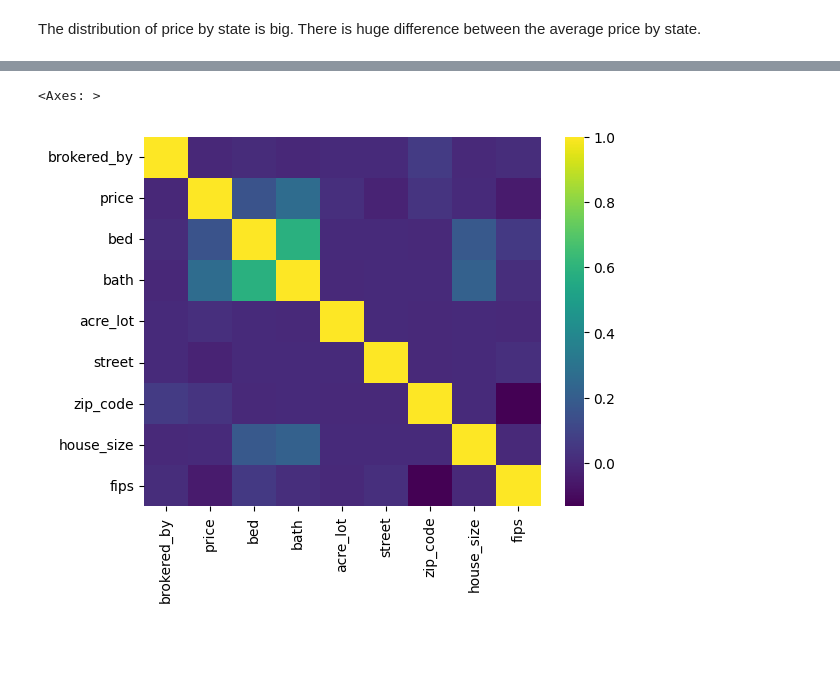
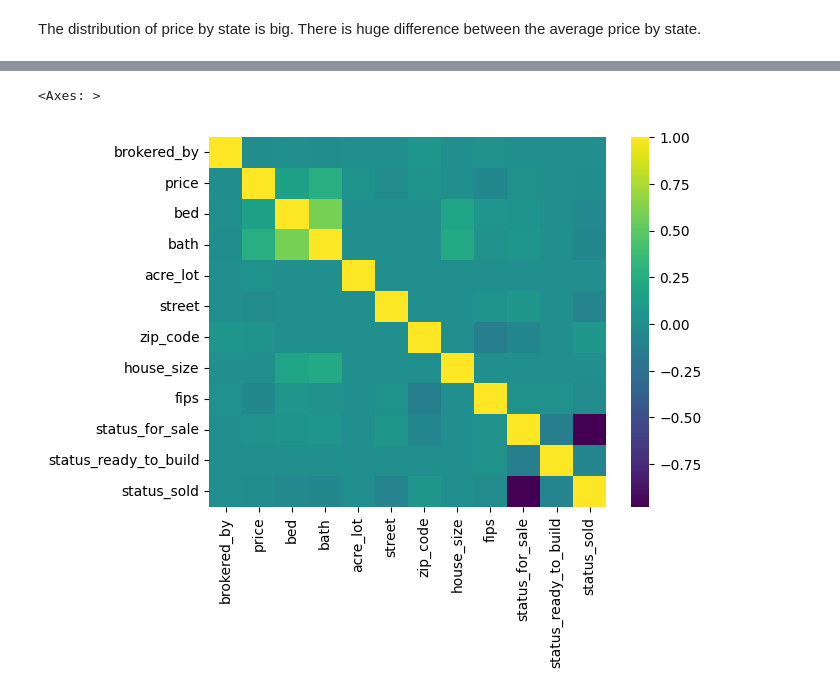
Before and after one commit to EddieNguyen2012/House_Price_ML_Project, a Jupyter notebook: HousePrice.ipynb, the cells around one changed output, grey strips where cells are left out. Cells and saved outputs as stored; diff of their text form; code cells hidden in the pictures; blank space fills up the shorter version.

Commit message:
Perform one hot encoding on status,

```diff
--- a/HousePrice.ipynb
+++ b/HousePrice.ipynb
@@ -165,6 +159,7 @@ This is the dataset that fits our assumptions perfectly. However, it excluded al
 ZIP code cannot tell the exact state so we want to transform state to abbr for plotting with folium. Then create an fips column for training the model. We cannot find the geojson file that contain location of state fips to use with folium. State abbr will be drop later.
 # %%
 def state_transformer(data):
+  map = us.states.mapping('abbr', 'fips')
   def name_to_abbr(state_name):
     state = us.states.lookup(state_name)
     if state:
@@ -173,17 +168,17 @@ def state_transformer(data):
         return "Unknown"
 
   def abbr_to_fips(x):
-    map = us.states.mapping('abbr', 'fips')
+
     if x in map:
       return map[x]
     return 0
-
   data["state"] = data["state"].apply(name_to_abbr)
   data["fips"] = data["state"].apply(abbr_to_fips)
   return data
 
-state = FunctionTransformer(state_transformer)
-state.fit_transform(data)
+
+state_convert = FunctionTransformer(state_transformer)
+state_convert.fit_transform(data)
 # %% [output]
 |  | brokered_by | status | price | bed | bath | acre_lot | street | city | state | zip_code | ... |
 | 0 | 103378.0 | for_sale | 105000.0 | 3.0 | 2.0 | 0.12 | 1962661.0 | Adjuntas | PR | 601.0 | ... |
@@ -222,0 +230,11 @@ The distribution of price by state is big. There is huge difference between the
+# %%
+# Use get dummies for
+encoder = OneHotEncoder(sparse=False)
+status_encoded = encoder.fit_transform(data[['status']])
+
+status_df = pd.DataFrame(status_encoded, columns=encoder.get_feature_names_out(['status']))
+transformed_data = pd.concat([data.drop(columns=['status']), status_df], axis=1)
+data = transformed_data.dropna(subset="state")
+
+# Use OneHotEncoder in pipeline
+data
@@ -223,10 +255,11 @@ The distribution of price by state is big. There is huge difference between the
 # %%
-all_numeric = data.drop(columns=["status", "state", "city", "prev_sold_date"])
+all_numeric = transformed_data.drop(columns=["state", "city", 'prev_sold_date'])
+# all_numeric['prev_sold_date'] = pd.to_datetime(all_numeric["prev_sold_date"])
 correlation = all_numeric.corr()
 sns.heatmap(
     data=correlation,
     cmap='viridis'
 )
 # %% [output]
 <Axes: >
-[figure, old version]
+[figure, new version]
```
Also changed, not shown: parts of 9 cells of this notebook.
